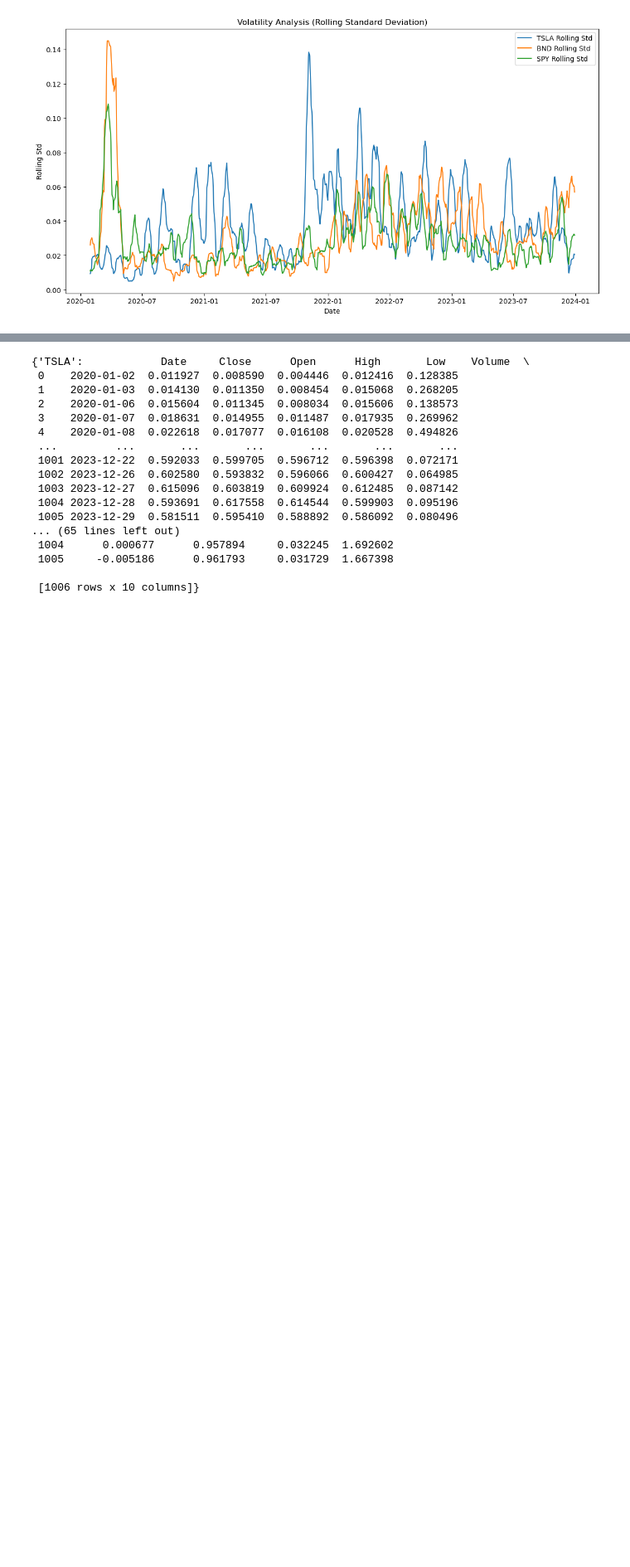
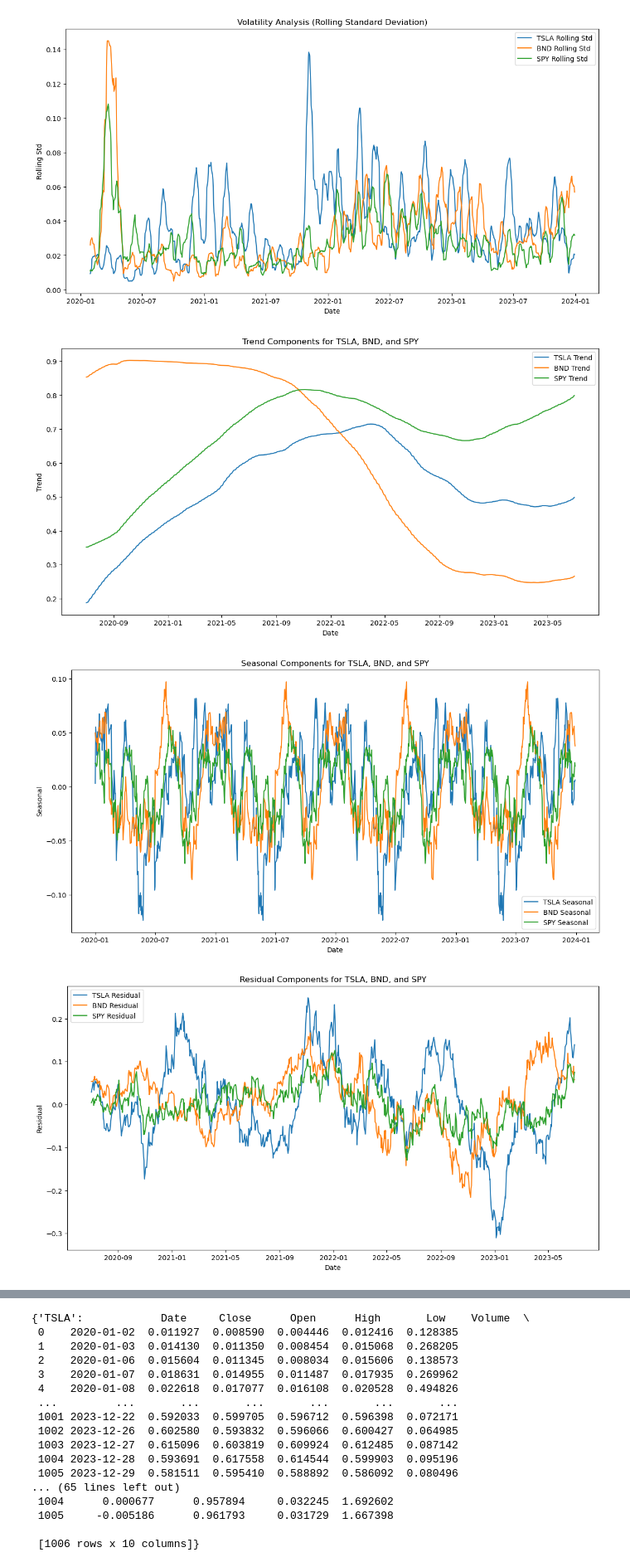
Before and after one commit to Tsegaye16/Investment-portfolio-forecasting, a Jupyter notebook: notebooks/data_processing.ipynb, the cells around one changed output, grey strips where cells are left out. Shown at 83% size. Drawn from its saved outputs; the diff is of its cells as text; code cells hidden in the pictures; blank space fills up the shorter version.

```diff
--- a/notebooks/data_processing.ipynb
+++ b/notebooks/data_processing.ipynb
@@ -221,6 +221,13 @@ visualize_All_in_one(data_frames)
 [figure]
 [figure]
 [figure]
+# %%
+#Decompose Time Series
+decompose_time_series_all_in_one(data_frames)
+# %% [output]
+[figure, added]
+[figure, added]
+[figure, added]
 # %%
 # Analyze days with unusually high or low returns
 analyze_unusual_returns(data_frames, threshold=2)
```
Also changed, not shown: parts of 6 cells of this notebook, 12 other files.
